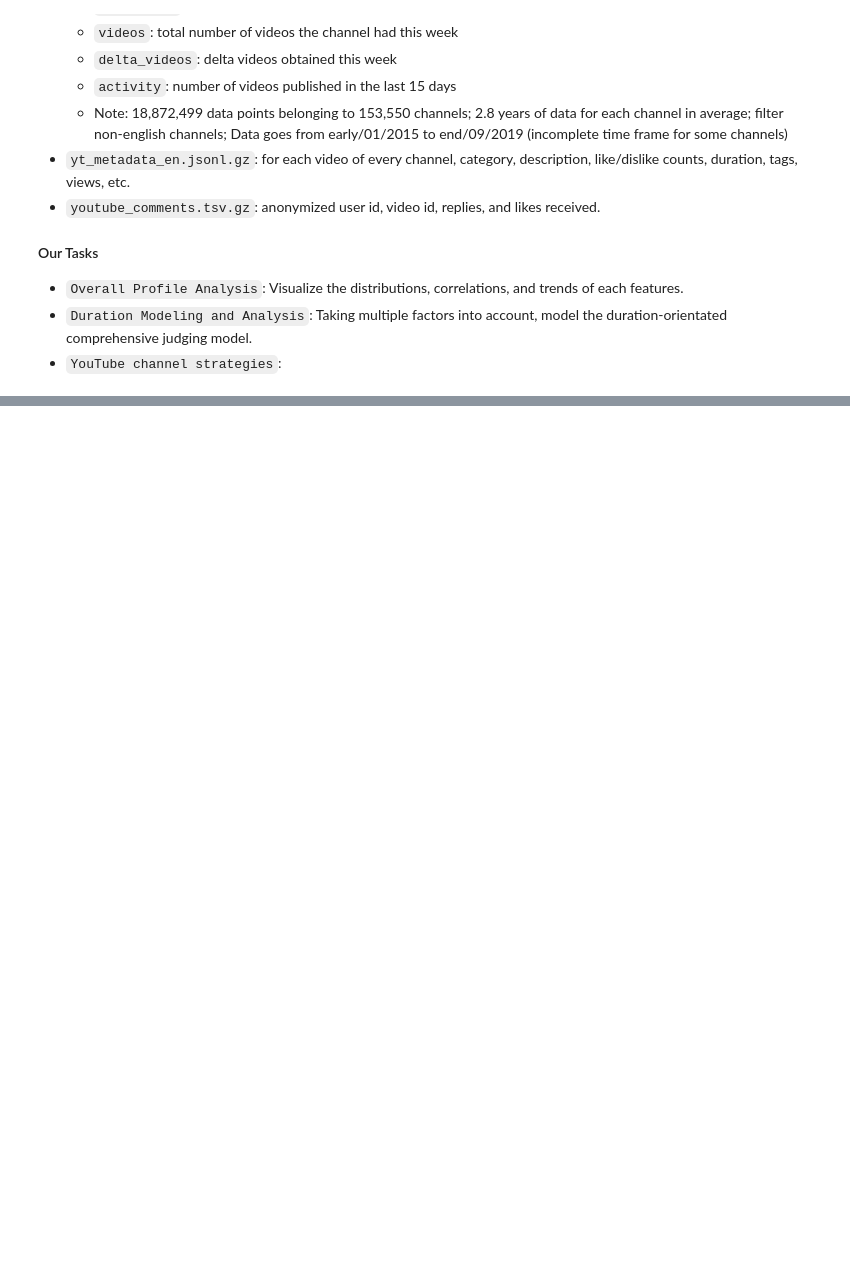
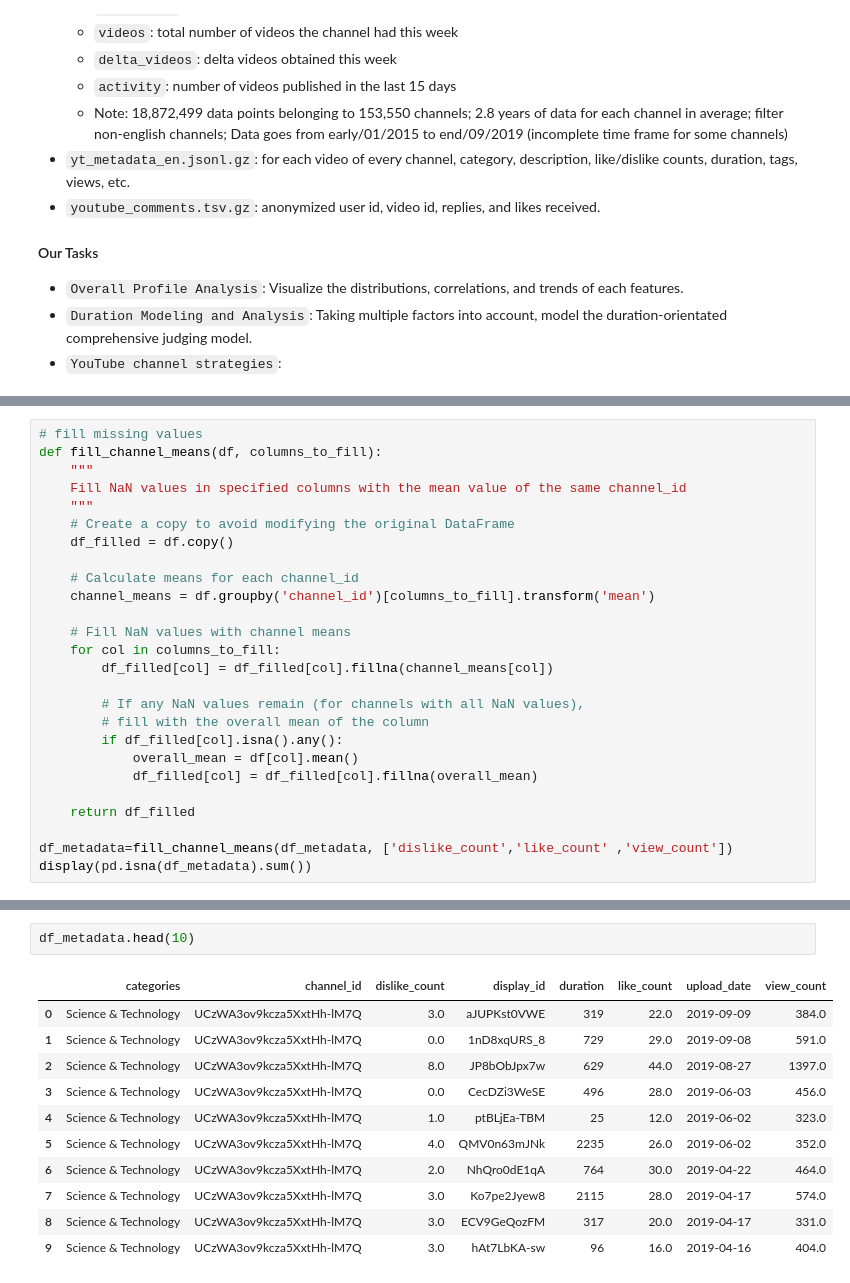
Before and after one commit to NecoJac/ada-2024-project-laughtodeath666, a Jupyter notebook: results.ipynb, the cells around one changed output, grey strips where cells are left out. Drawn from its saved outputs; the diff is of its cells as text; blank space fills up the shorter version.

```diff
--- a/results.ipynb
+++ b/results.ipynb
@@ -54,0 +127,26 @@ df_timeseries.columns = ['chan_id', 'category', 'curr_dt', 'views_t', 'delta_vie
+# %%
+# fill missing values
+def fill_channel_means(df, columns_to_fill):
+    """
+    Fill NaN values in specified columns with the mean value of the same channel_id
+    """
+    # Create a copy to avoid modifying the original DataFrame
+    df_filled = df.copy()
+
+    # Calculate means for each channel_id
+    channel_means = df.groupby('channel_id')[columns_to_fill].transform('mean')
+
+    # Fill NaN values with channel means
+    for col in columns_to_fill:
+        df_filled[col] = df_filled[col].fillna(channel_means[col])
+
+        # If any NaN values remain (for channels with all NaN values),
+        # fill with the overall mean of the column
+        if df_filled[col].isna().any():
+            overall_mean = df[col].mean()
+            df_filled[col] = df_filled[col].fillna(overall_mean)
+
+    return df_filled
+
+df_metadata=fill_channel_means(df_metadata, ['dislike_count','like_count' ,'view_count'])
+display(pd.isna(df_metadata).sum())
@@ -218,0 +219,14 @@ plt.show()
+# %%
+df_metadata.head(10)
+# %% [output]
+|  | categories | channel_id | dislike_count | display_id | duration | like_count | upload_date | view_count |
+| 0 | Science & Technology | UCzWA3ov9kcza5XxtHh-lM7Q | 3.0 | aJUPKst0VWE | 319 | 22.0 | 2019-09-09 | 384.0 |
+| 1 | Science & Technology | UCzWA3ov9kcza5XxtHh-lM7Q | 0.0 | 1nD8xqURS_8 | 729 | 29.0 | 2019-09-08 | 591.0 |
+| 2 | Science & Technology | UCzWA3ov9kcza5XxtHh-lM7Q | 8.0 | JP8bObJpx7w | 629 | 44.0 | 2019-08-27 | 1397.0 |
+| 3 | Science & Technology | UCzWA3ov9kcza5XxtHh-lM7Q | 0.0 | CecDZi3WeSE | 496 | 28.0 | 2019-06-03 | 456.0 |
+| 4 | Science & Technology | UCzWA3ov9kcza5XxtHh-lM7Q | 1.0 | ptBLjEa-TBM | 25 | 12.0 | 2019-06-02 | 323.0 |
+| 5 | Science & Technology | UCzWA3ov9kcza5XxtHh-lM7Q | 4.0 | QMV0n63mJNk | 2235 | 26.0 | 2019-06-02 | 352.0 |
+| 6 | Science & Technology | UCzWA3ov9kcza5XxtHh-lM7Q | 2.0 | NhQro0dE1qA | 764 | 30.0 | 2019-04-22 | 464.0 |
+| 7 | Science & Technology | UCzWA3ov9kcza5XxtHh-lM7Q | 3.0 | Ko7pe2Jyew8 | 2115 | 28.0 | 2019-04-17 | 574.0 |
+| 8 | Science & Technology | UCzWA3ov9kcza5XxtHh-lM7Q | 3.0 | ECV9GeQozFM | 317 | 20.0 | 2019-04-17 | 331.0 |
+| 9 | Science & Technology | UCzWA3ov9kcza5XxtHh-lM7Q | 3.0 | hAt7LbKA-sw | 96 | 16.0 | 2019-04-16 | 404.0 |
```
Also changed, not shown: parts of 42 cells of this notebook, 1 other file.
